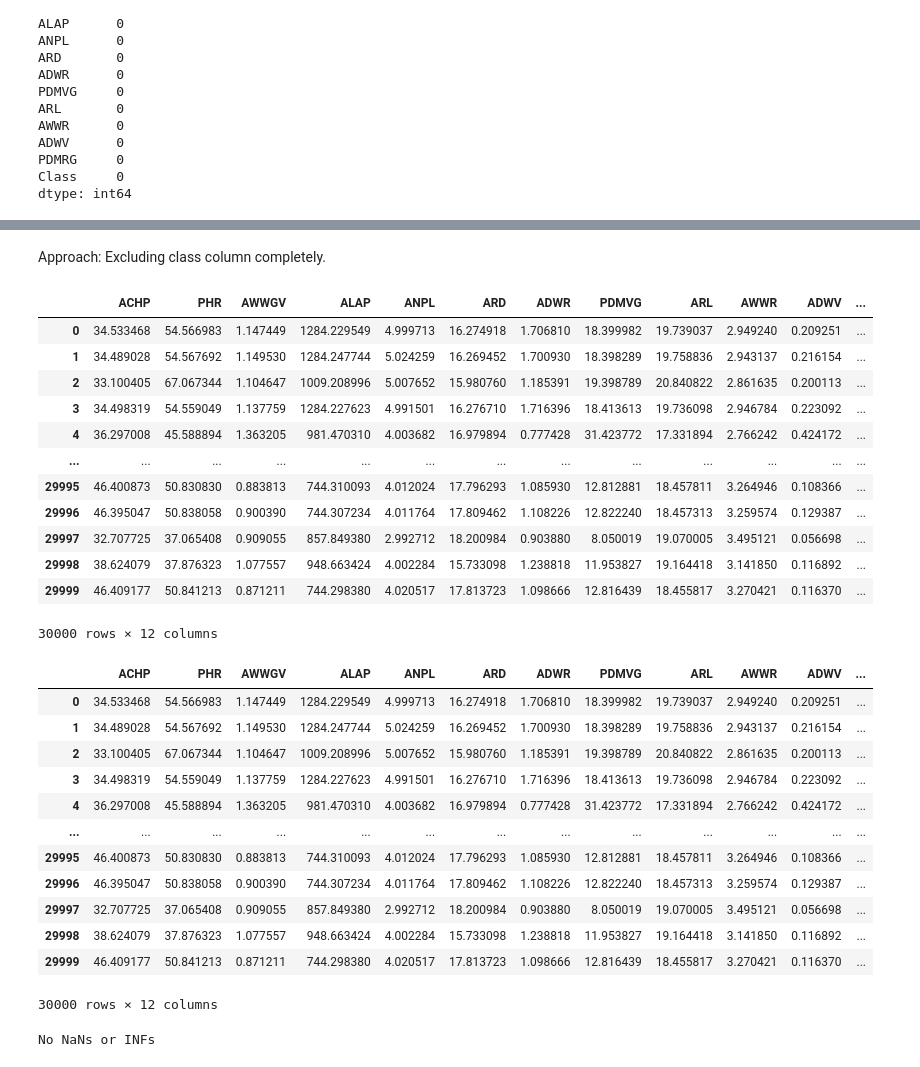
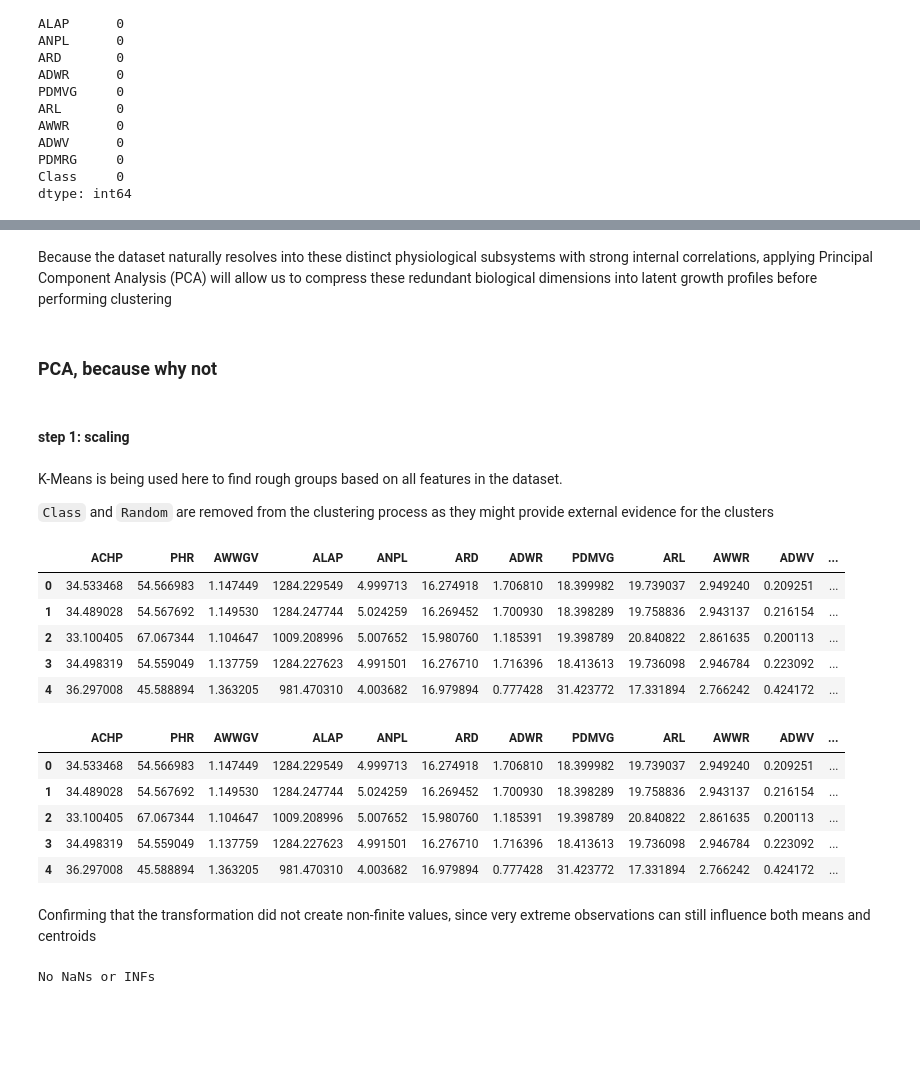
Before and after one commit to DiyaGhorpade/Major-Project, a Jupyter notebook: greenhouse-plant-growth-metrics-eda.ipynb, the cells around one changed output, grey strips where cells are left out. Saved outputs shown, nothing was run; the diff lists cells and outputs as text; code cells hidden in the pictures; blank space fills up the shorter version.

```diff
--- a/greenhouse-plant-growth-metrics-eda.ipynb
+++ b/greenhouse-plant-growth-metrics-eda.ipynb
@@ -67,3 +114,9 @@ No labels on plant health. Proceed to perform clustering and analyse them.
+# %% [markdown]
+Because the dataset naturally resolves into these distinct physiological subsystems with strong internal correlations, applying Principal Component Analysis (PCA) will allow us to compress these redundant biological dimensions into latent growth profiles before performing clustering
+# %% [markdown]
+### PCA, because why not
+# %% [markdown]
+#### step 1: scaling
 # %%
 from sklearn.preprocessing import StandardScaler, OneHotEncoder, OrdinalEncoder
 from sklearn.compose import ColumnTransformer
@@ -77,25 +126,21 @@ import re
-# %% [markdown]
-Approach: Excluding class column completely.
+# %% [markdown]
+K-Means is being used here to find rough groups based on all features in the dataset.
+
+`Class` and `Random` are removed from the clustering process as they might provide external evidence for the clusters
 # %%
-df_cluster = df.iloc[:, 1:-1]
-df_cluster
+df_cluster = df.drop(columns=['Random', 'Class'])
+df_cluster.head(5)
 # %% [output]
 |  | ACHP | PHR | AWWGV | ALAP | ANPL | ARD | ADWR | PDMVG | ARL | AWWR | ADWV | ... |
 | 0 | 34.533468 | 54.566983 | 1.147449 | 1284.229549 | 4.999713 | 16.274918 | 1.706810 | 18.399982 | 19.739037 | 2.949240 | 0.209251 | ... |
 | 1 | 34.489028 | 54.567692 | 1.149530 | 1284.247744 | 5.024259 | 16.269452 | 1.700930 | 18.398289 | 19.758836 | 2.943137 | 0.216154 | ... |
 | 2 | 33.100405 | 67.067344 | 1.104647 | 1009.208996 | 5.007652 | 15.980760 | 1.185391 | 19.398789 | 20.840822 | 2.861635 | 0.200113 | ... |
 | 3 | 34.498319 | 54.559049 | 1.137759 | 1284.227623 | 4.991501 | 16.276710 | 1.716396 | 18.413613 | 19.736098 | 2.946784 | 0.223092 | ... |
 | 4 | 36.297008 | 45.588894 | 1.363205 | 981.470310 | 4.003682 | 16.979894 | 0.777428 | 31.423772 | 17.331894 | 2.766242 | 0.424172 | ... |
-| ... | ... | ... | ... | ... | ... | ... | ... | ... | ... | ... | ... | ... |
-| 29995 | 46.400873 | 50.830830 | 0.883813 | 744.310093 | 4.012024 | 17.796293 | 1.085930 | 12.812881 | 18.457811 | 3.264946 | 0.108366 | ... |
-| 29996 | 46.395047 | 50.838058 | 0.900390 | 744.307234 | 4.011764 | 17.809462 | 1.108226 | 12.822240 | 18.457313 | 3.259574 | 0.129387 | ... |
-| 29997 | 32.707725 | 37.065408 | 0.909055 | 857.849380 | 2.992712 | 18.200984 | 0.903880 | 8.050019 | 19.070005 | 3.495121 | 0.056698 | ... |
-| 29998 | 38.624079 | 37.876323 | 1.077557 | 948.663424 | 4.002284 | 15.733098 | 1.238818 | 11.953827 | 19.164418 | 3.141850 | 0.116892 | ... |
-| 29999 | 46.409177 | 50.841213 | 0.871211 | 744.298380 | 4.020517 | 17.813723 | 1.098666 | 12.816439 | 18.455817 | 3.270421 | 0.116370 | ... |
-30000 rows × 12 columns
 # %%
+# Creation of a working copy for clustering
 X_cluster = df_cluster.copy()
-X_cluster
+X_cluster.head(5)
 # %% [output]
 |  | ACHP | PHR | AWWGV | ALAP | ANPL | ARD | ADWR | PDMVG | ARL | AWWR | ADWV | ... |
 | 0 | 34.533468 | 54.566983 | 1.147449 | 1284.229549 | 4.999713 | 16.274918 | 1.706810 | 18.399982 | 19.739037 | 2.949240 | 0.209251 | ... |
@@ -103,13 +148,6 @@ X_cluster
 | 2 | 33.100405 | 67.067344 | 1.104647 | 1009.208996 | 5.007652 | 15.980760 | 1.185391 | 19.398789 | 20.840822 | 2.861635 | 0.200113 | ... |
 | 3 | 34.498319 | 54.559049 | 1.137759 | 1284.227623 | 4.991501 | 16.276710 | 1.716396 | 18.413613 | 19.736098 | 2.946784 | 0.223092 | ... |
 | 4 | 36.297008 | 45.588894 | 1.363205 | 981.470310 | 4.003682 | 16.979894 | 0.777428 | 31.423772 | 17.331894 | 2.766242 | 0.424172 | ... |
-| ... | ... | ... | ... | ... | ... | ... | ... | ... | ... | ... | ... | ... |
-| 29995 | 46.400873 | 50.830830 | 0.883813 | 744.310093 | 4.012024 | 17.796293 | 1.085930 | 12.812881 | 18.457811 | 3.264946 | 0.108366 | ... |
-| 29996 | 46.395047 | 50.838058 | 0.900390 | 744.307234 | 4.011764 | 17.809462 | 1.108226 | 12.822240 | 18.457313 | 3.259574 | 0.129387 | ... |
-| 29997 | 32.707725 | 37.065408 | 0.909055 | 857.849380 | 2.992712 | 18.200984 | 0.903880 | 8.050019 | 19.070005 | 3.495121 | 0.056698 | ... |
-| 29998 | 38.624079 | 37.876323 | 1.077557 | 948.663424 | 4.002284 | 15.733098 | 1.238818 | 11.953827 | 19.164418 | 3.141850 | 0.116892 | ... |
-| 29999 | 46.409177 | 50.841213 | 0.871211 | 744.298380 | 4.020517 | 17.813723 | 1.098666 | 12.816439 | 18.455817 | 3.270421 | 0.116370 | ... |
-30000 rows × 12 columns
 # %%
 # Apply scaling to all columns
 preprocessor_cluster = ColumnTransformer(
@@ -118,6 +156,8 @@ preprocessor_cluster = ColumnTransformer(
     ])
 
 X_scaled_clustered = preprocessor_cluster.fit_transform(X_cluster)
+# %% [markdown]
+Confirming that the transformation did not create non-finite values, since very extreme observations can still influence both means and centroids
 # %%
 if np.isnan(X_scaled_clustered).any() or np.isinf(X_scaled_clustered).any():
     print("WARNING: NaNs or Infs found in scaled data. This can cause issues with KMeans.")
```
Also changed, not shown: parts of 45 cells of this notebook, 44 other files.
